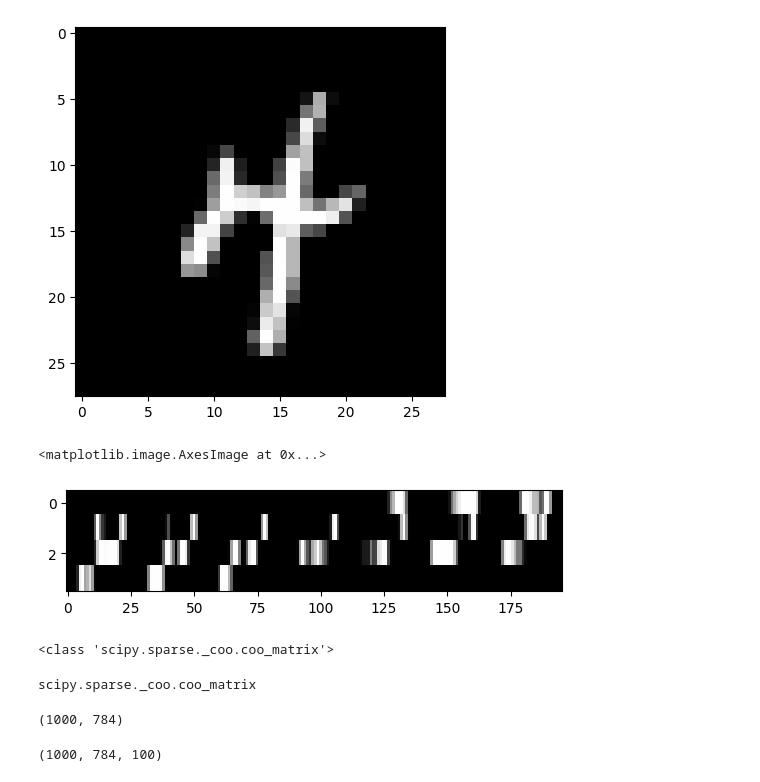
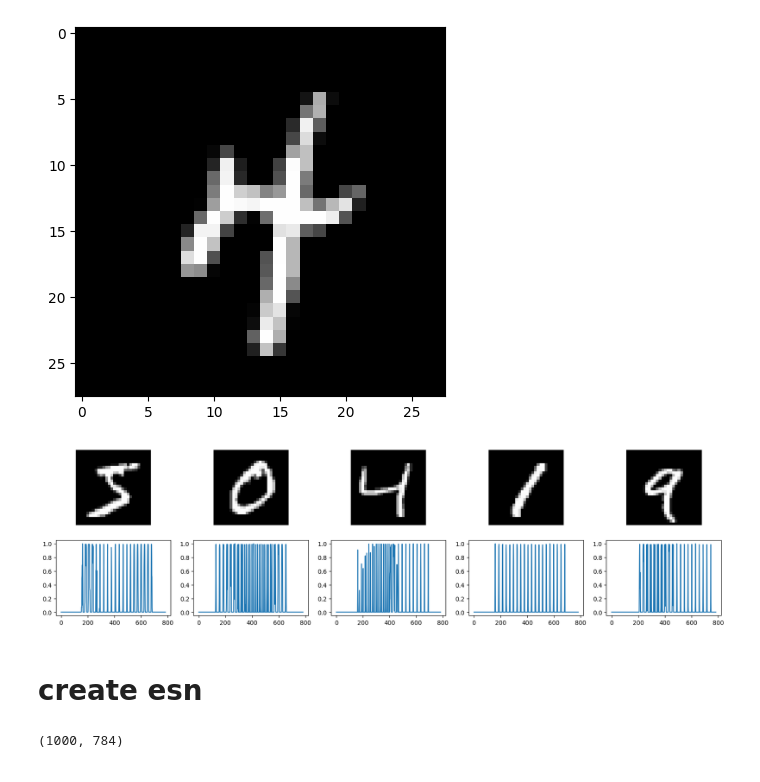
Before and after one commit to g-lago8/ComputationalNeuroScience, a Jupyter notebook: LAB3/Lab3_2/sequential_mnist_esn.ipynb, the cells around one changed output. Cells and saved outputs as stored; diff of their text form; code cells hidden in the pictures.

```diff
--- a/LAB3/Lab3_2/sequential_mnist_esn.ipynb
+++ b/LAB3/Lab3_2/sequential_mnist_esn.ipynb
@@ -44,9 +41,13 @@ plt.imshow(x_train_sub[342].reshape(28, 28), cmap='gray')
 # %% [output]
 <matplotlib.image.AxesImage at 0x...>
 [figure]
-# %%
-# reshape in 3 rows
-plt.imshow(x_train_sub[563].reshape(4,-1), cmap='gray', aspect=10, interpolation='none')
-# %% [output]
-<matplotlib.image.AxesImage at 0x...>
-[figure, removed]
+# %%
+fig, ax = plt.subplots(2, 5, figsize=(20,5))
+for i in range(5):
+    ax[0, i].imshow(x_train_sub[i].reshape(28, 28), cmap='gray')
+    ax[0, i].axis('off')
+
+for i in range(5):
+    ax[1, i].plot(x_train_sub[i])
+# %% [output]
+[figure, added]
@@ -53,23 +64,10 @@ plt.imshow(x_train_sub[563].reshape(4,-1), cmap='gray', aspect=10, interpolation
+# %% [markdown]
+# create esn
 # %%
 # create ESN
-
-esn = EchoStateNetwork(input_size=1, hidden_size=100, rho_h=0.8, omega_x= 1, head=None)
+importlib.reload(esn)
+from esn import EchoStateNetwork, LeastMeanSquares
+esn_rnn = EchoStateNetwork(input_size=1, hidden_size=100, rho_h=0.9, omega_x= 1, head=None, density=0.1)
+print(x_train_sub.shape)
 # %% [output]
-<class 'scipy.sparse._coo.coo_matrix'>
+(1000, 784)
-# %%
-type(esn.W_x)
-# %% [output]
-scipy.sparse._coo.coo_matrix
-# %%
-# get the hidden states
-print(x_train_sub.shape)
-
-hidden_states =[]
-for i in tqdm(range(1000)):
-    h = esn.create_reservoir(x_train_sub[i], alpha_leak=0.9)
-    hidden_states.append(h)
-hidden_states = np.array(hidden_states)
-print(hidden_states.shape)
-# %% [output]
-(1000, 784)
-(1000, 784, 100)
```
Also changed, not shown: parts of 43 cells of this notebook.
